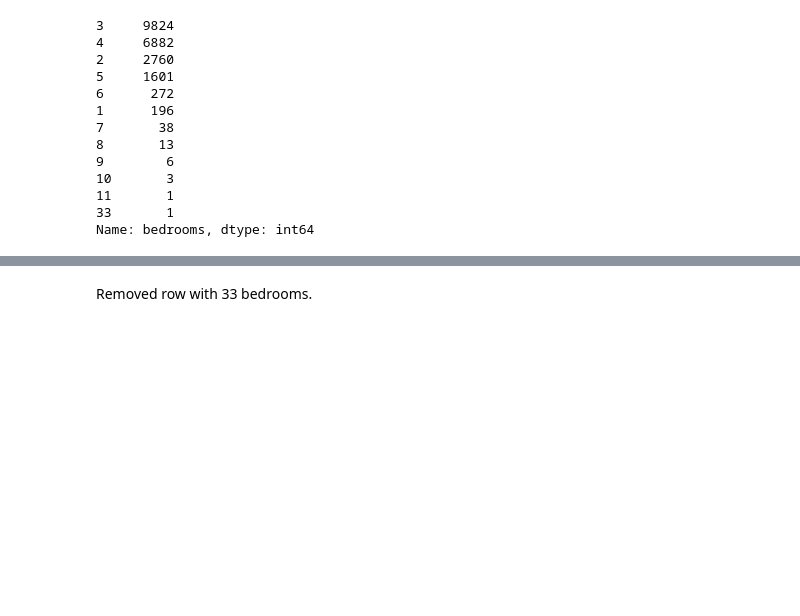
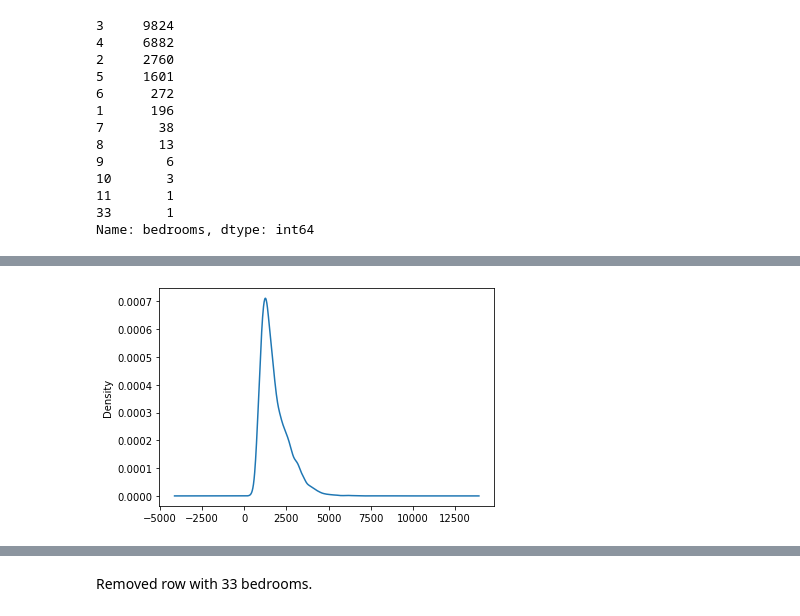
Before and after one commit to ssaeed85/dsc-ph2-KingsCountyRealEstate, a Jupyter notebook: Workspace/Zach/Untitled.ipynb, the cells around one changed output, grey strips where cells are left out. Saved outputs shown, nothing was run; the diff lists cells and outputs as text; code cells hidden in the pictures; blank space fills up the shorter version.

```diff
--- a/Workspace/Zach/Untitled.ipynb
+++ b/Workspace/Zach/Untitled.ipynb
@@ -65,0 +77,5 @@ df = df[df['bedrooms'] <=30].copy()
+# %%
+df['sqft_above'].plot.kde()
+plt.show()
+# %% [output]
+[figure, added]
```
Also changed, not shown: parts of 36 cells of this notebook.
